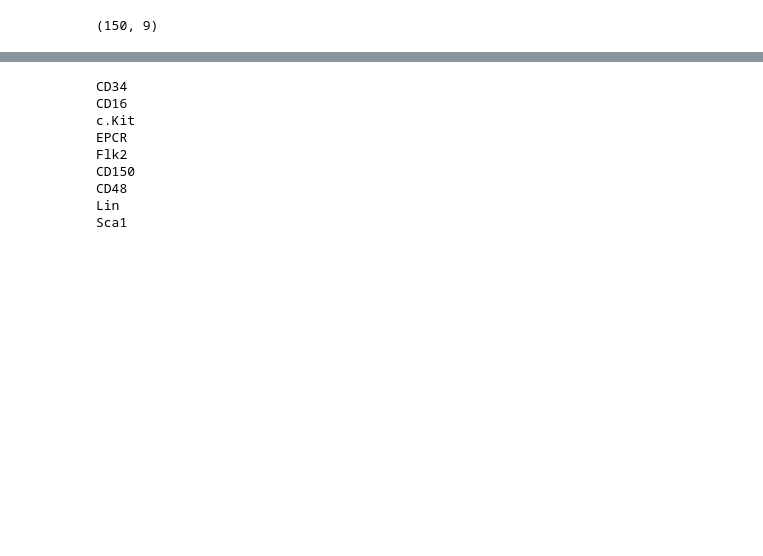
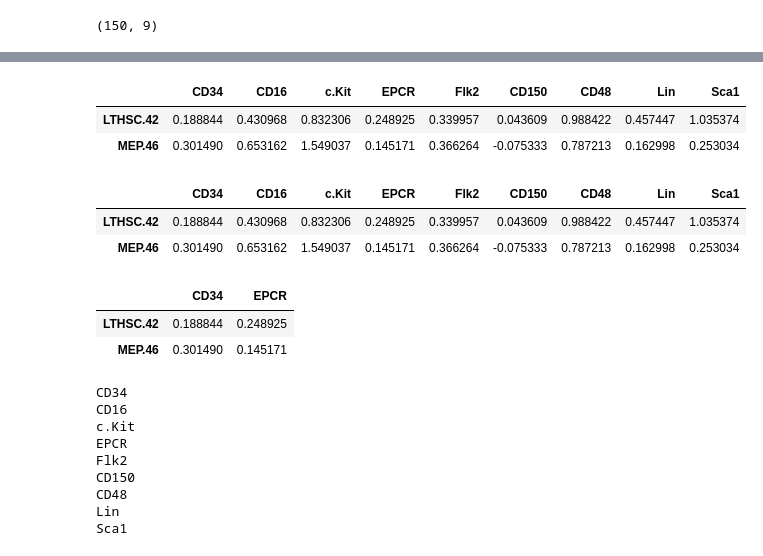
Before and after one commit to StemTBioinf/python_workshop, a Jupyter notebook: notebooks/notebook_6_pandas_II.ipynb, the cells around one changed output, grey strips where cells are left out. Cells and saved outputs as stored; diff of their text form; code cells hidden in the pictures; blank space fills up the shorter version.

```diff
--- a/notebooks/notebook_6_pandas_II.ipynb
+++ b/notebooks/notebook_6_pandas_II.ipynb
@@ -35,0 +71,6 @@ data.shape
+# %%
+data.loc[['LTHSC.42', 'MEP.46'], :]
+# %% [output]
+|  | CD34 | CD16 | c.Kit | EPCR | Flk2 | CD150 | CD48 | Lin | Sca1 |
+| LTHSC.42 | 0.188844 | 0.430968 | 0.832306 | 0.248925 | 0.339957 | 0.043609 | 0.988422 | 0.457447 | 1.035374 |
+| MEP.46 | 0.301490 | 0.653162 | 1.549037 | 0.145171 | 0.366264 | -0.075333 | 0.787213 | 0.162998 | 0.253034 |
@@ -36,3 +79,15 @@ data.shape
+# %%
+data.loc[my_fav_cells, :]
+# %% [output]
+|  | CD34 | CD16 | c.Kit | EPCR | Flk2 | CD150 | CD48 | Lin | Sca1 |
+| LTHSC.42 | 0.188844 | 0.430968 | 0.832306 | 0.248925 | 0.339957 | 0.043609 | 0.988422 | 0.457447 | 1.035374 |
+| MEP.46 | 0.301490 | 0.653162 | 1.549037 | 0.145171 | 0.366264 | -0.075333 | 0.787213 | 0.162998 | 0.253034 |
+# %%
+data.loc[my_fav_cells, my_fav_genes]
+# %% [output]
+|  | CD34 | EPCR |
+| LTHSC.42 | 0.188844 | 0.248925 |
+| MEP.46 | 0.301490 | 0.145171 |
 # %%
 for i in data.columns:
     print (i)
```
Also changed, not shown: parts of 10 cells of this notebook, 2 other files.
